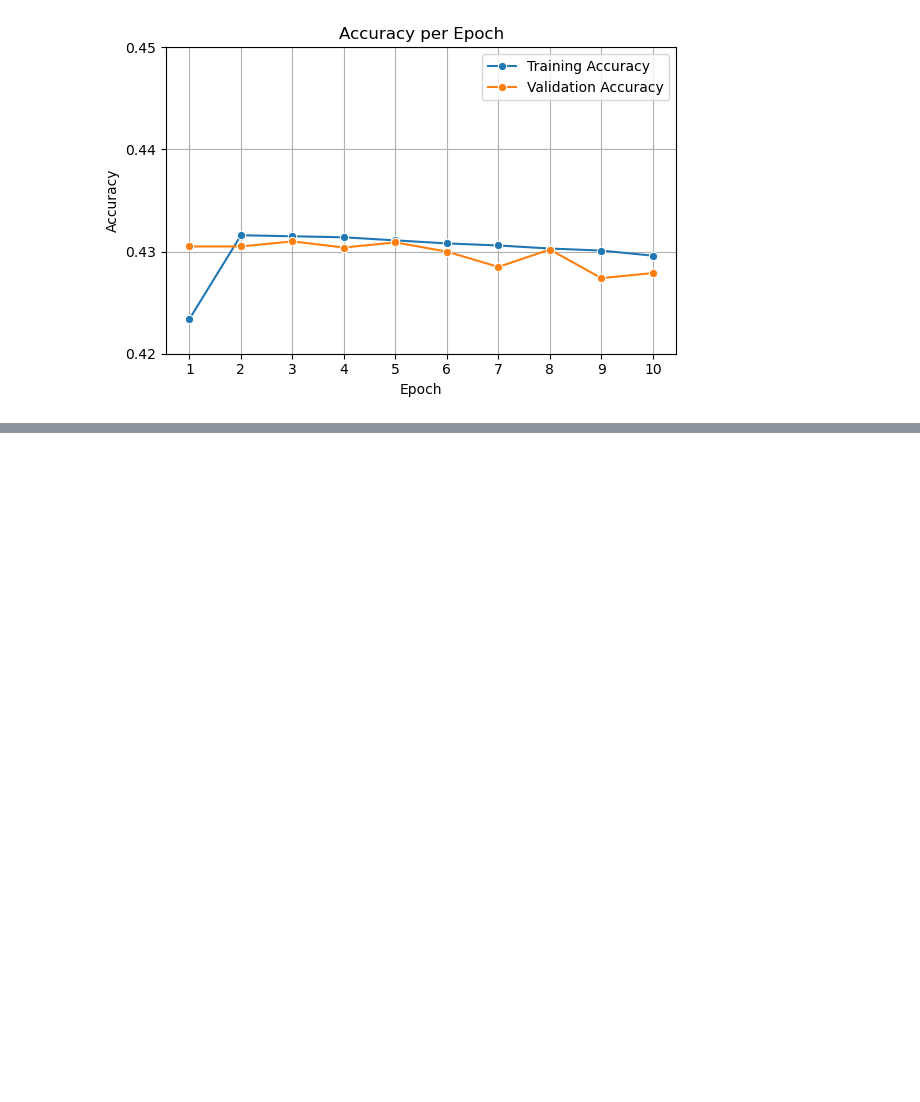
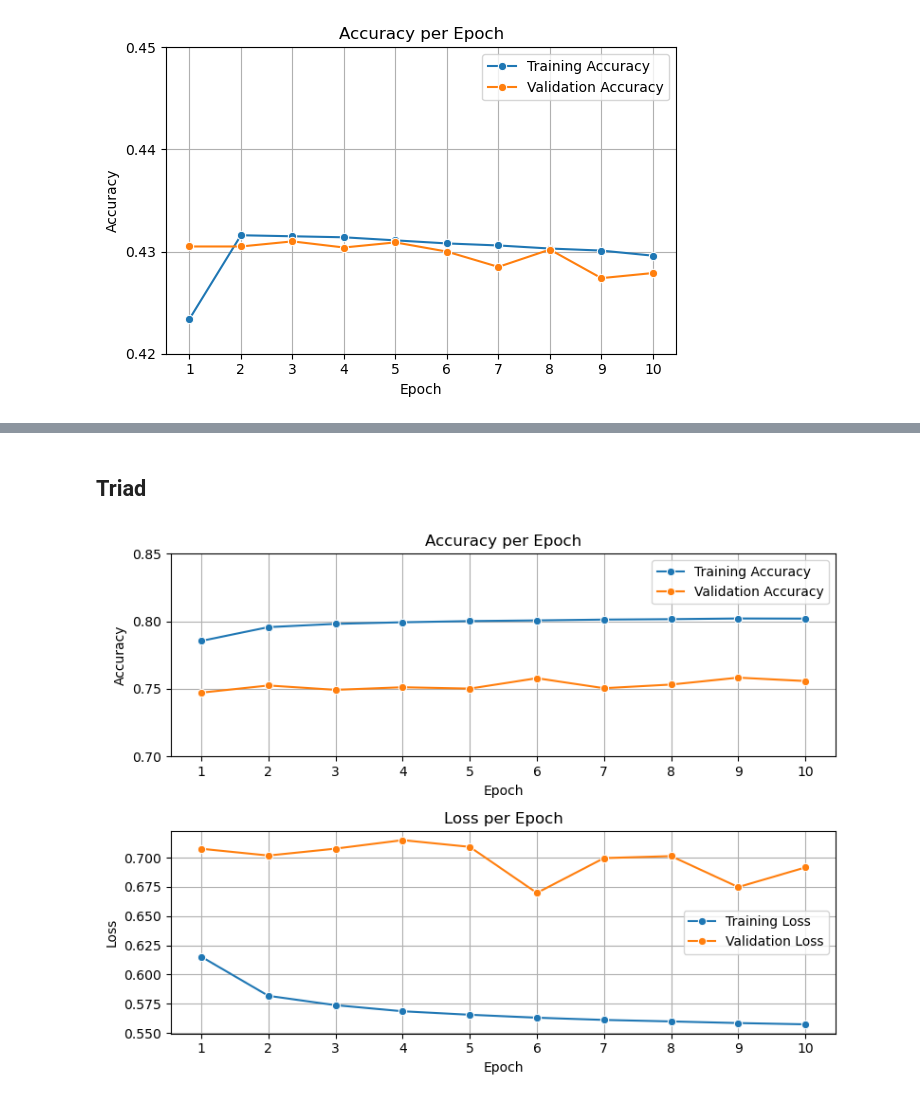
Before and after one commit to ThanAid/Chord-Estimation-Thesis, a Jupyter notebook: notebooks/results.ipynb, the cells around one changed output, grey strips where cells are left out. Saved outputs shown, nothing was run; the diff lists cells and outputs as text; code cells hidden in the pictures; blank space fills up the shorter version.

```diff
--- a/notebooks/results.ipynb
+++ b/notebooks/results.ipynb
@@ -24,0 +140,44 @@ plt.show()
+# %% [markdown]
+## Triad
+# %%
+# Accuracy and loss data
+train_loss = [0.6153, 0.5818, 0.5738, 0.5686, 0.5656, 0.5631, 0.5612, 0.5599, 0.5585, 0.5574]
+train_accuracy = [0.7855, 0.7957, 0.7981, 0.7993, 0.8002, 0.8007, 0.8013, 0.8016, 0.8021, 0.8020]
+val_loss = [0.7077, 0.7019, 0.7078, 0.7151, 0.7093, 0.6699, 0.6997, 0.7014, 0.6749, 0.6917]
+val_accuracy = [0.7472, 0.7525, 0.7493, 0.7512, 0.7502, 0.7579, 0.7505, 0.7532, 0.7583, 0.7558]
+
+epochs = range(1, len(train_loss) + 1)
+
+# Plot
+plt.figure(figsize=(8, 6))
+
+# Accuracy plot
+plt.subplot(2, 1, 1)
+sns.lineplot(x=epochs, y=train_accuracy, label='Training Accuracy', marker='o')
+sns.lineplot(x=epochs, y=val_accuracy, label='Validation Accuracy', marker='o')
+# plt.axvline(x=10, color='red', linestyle='--', label='Epoch 10')
+plt.title('Accuracy per Epoch')
+plt.xlabel('Epoch')
+plt.ylabel('Accuracy')
+plt.xticks(epochs)
+plt.yticks([0.70, 0.75, 0.80, 0.85])
+plt.legend()
+plt.grid(True)
+
+# Loss plot
+plt.subplot(2, 1, 2)
+sns.lineplot(x=epochs, y=train_loss, label='Training Loss', marker='o')
+sns.lineplot(x=epochs, y=val_loss, label='Validation Loss', marker='o')
+# plt.axvline(x=10, color='red', linestyle='--', label='Epoch 10')
+plt.title('Loss per Epoch')
+plt.xlabel('Epoch')
+plt.ylabel('Loss')
+plt.xticks(epochs)
+# plt.yticks([0.40, 0.45, 0.50, 0.55, 0.60, 0.65, 0.70])
+plt.legend()
+plt.grid(True)
+
+plt.tight_layout()
+plt.show()
+# %% [output]
+[figure, added]
```
Also changed, not shown: parts of 15 cells of this notebook, 2 other files.
